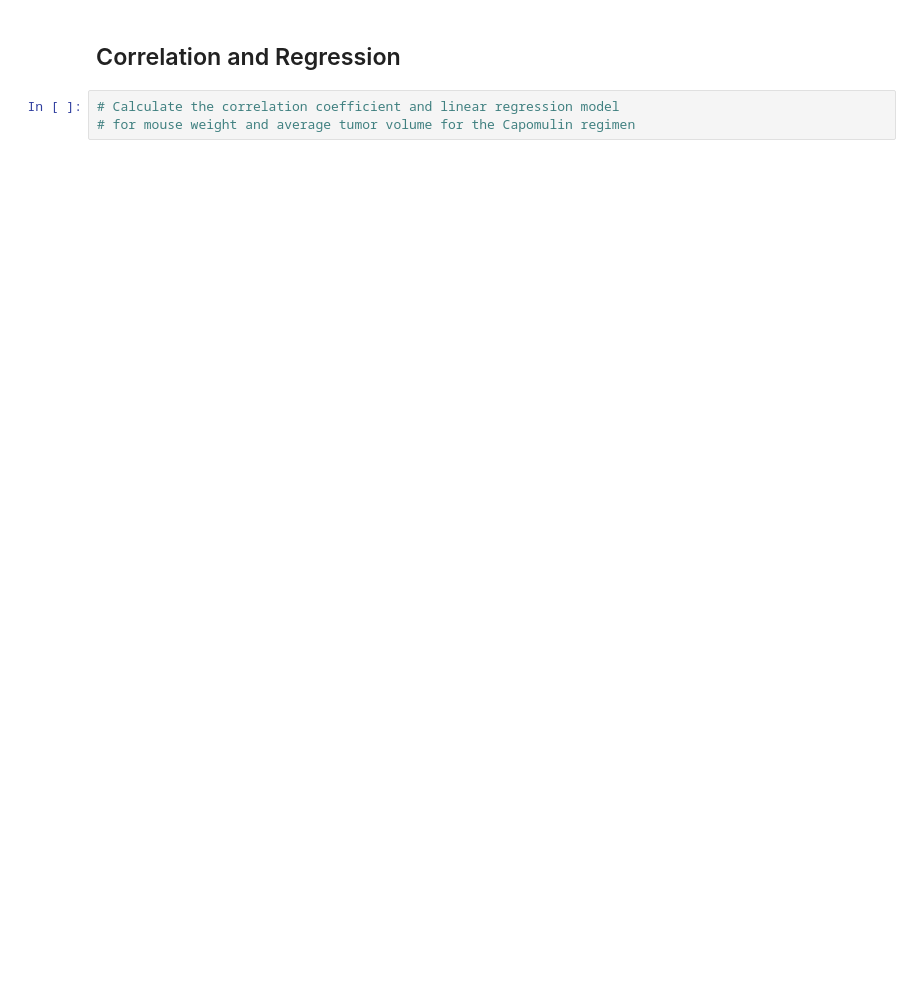
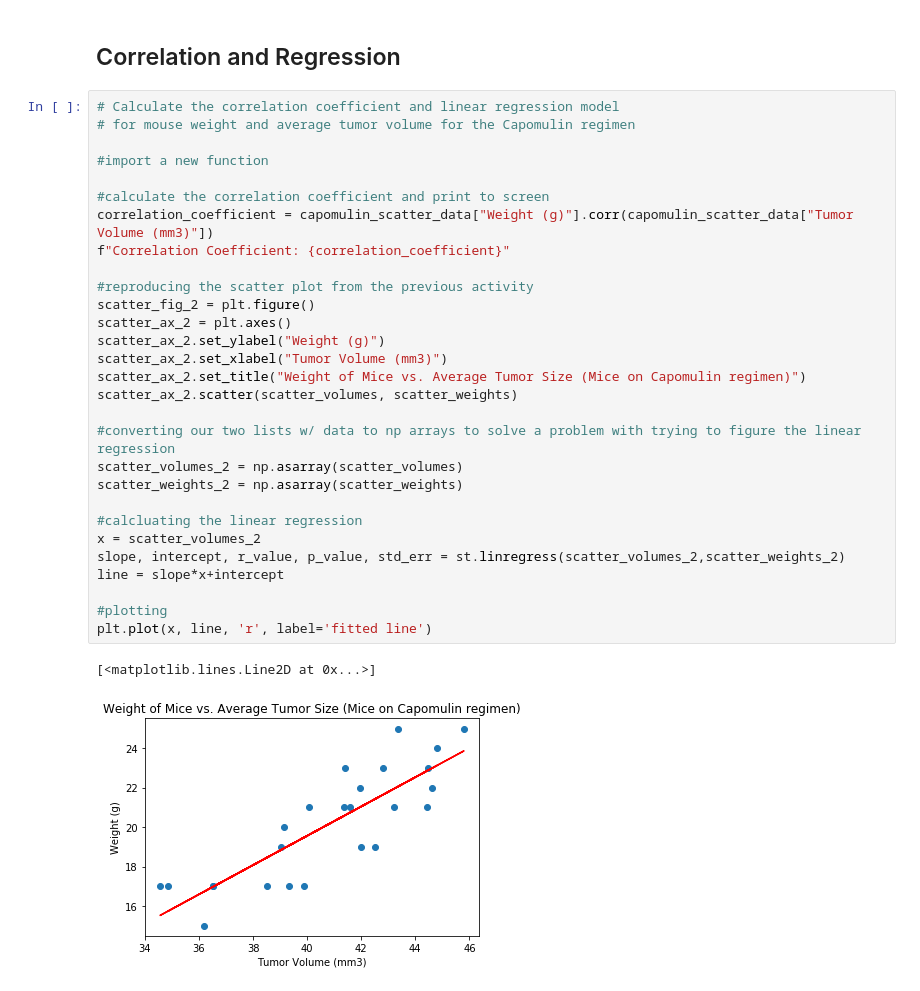
Before and after one commit to KevinNMcpu/matplotlib-challenge, a Jupyter notebook: pymaceuticals.ipynb, the cells around one changed output. Drawn from its saved outputs; the diff is of its cells as text; blank space fills up the shorter version.

```diff
--- a/pymaceuticals.ipynb
+++ b/pymaceuticals.ipynb
@@ -423,5 +494,34 @@ plt.show()
 # %% [markdown]
 ## Correlation and Regression
-# %%
-# Calculate the correlation coefficient and linear regression model
-# for mouse weight and average tumor volume for the Capomulin regimen
+# %%
+# Calculate the correlation coefficient and linear regression model
+# for mouse weight and average tumor volume for the Capomulin regimen
+
+#import a new function
+
+#calculate the correlation coefficient and print to screen
+correlation_coefficient = capomulin_scatter_data["Weight (g)"].corr(capomulin_scatter_data["Tumor Volume (mm3)"])
+f"Correlation Coefficient: {correlation_coefficient}"
+
+#reproducing the scatter plot from the previous activity
+scatter_fig_2 = plt.figure()
+scatter_ax_2 = plt.axes()
+scatter_ax_2.set_ylabel("Weight (g)")
+scatter_ax_2.set_xlabel("Tumor Volume (mm3)")
+scatter_ax_2.set_title("Weight of Mice vs. Average Tumor Size (Mice on Capomulin regimen)")
+scatter_ax_2.scatter(scatter_volumes, scatter_weights)
+
+#converting our two lists w/ data to np arrays to solve a problem with trying to figure the linear regression
+scatter_volumes_2 = np.asarray(scatter_volumes)
+scatter_weights_2 = np.asarray(scatter_weights)
+
+#calcluating the linear regression
+x = scatter_volumes_2
+slope, intercept, r_value, p_value, std_err = st.linregress(scatter_volumes_2,scatter_weights_2)
+line = slope*x+intercept
+
+#plotting
+plt.plot(x, line, 'r', label='fitted line')
+# %% [output]
+[<matplotlib.lines.Line2D at 0x...>]
+[figure, added]
```
Also changed, not shown: parts of 7 cells of this notebook.
